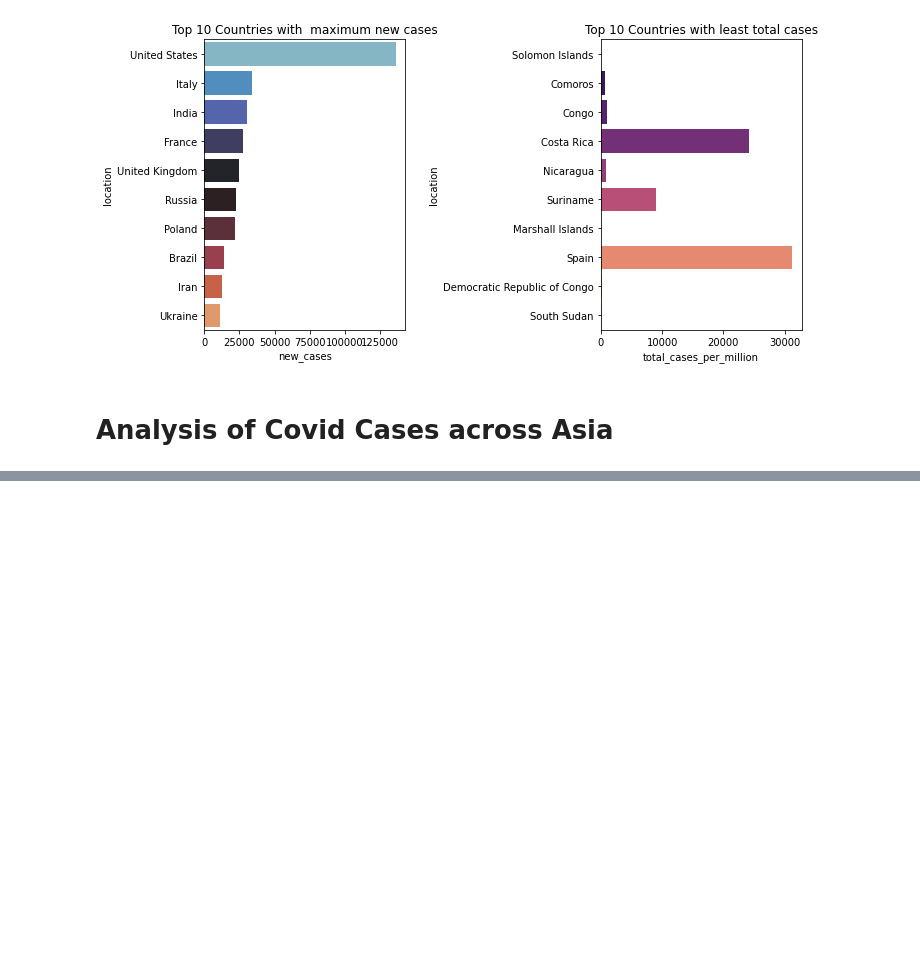
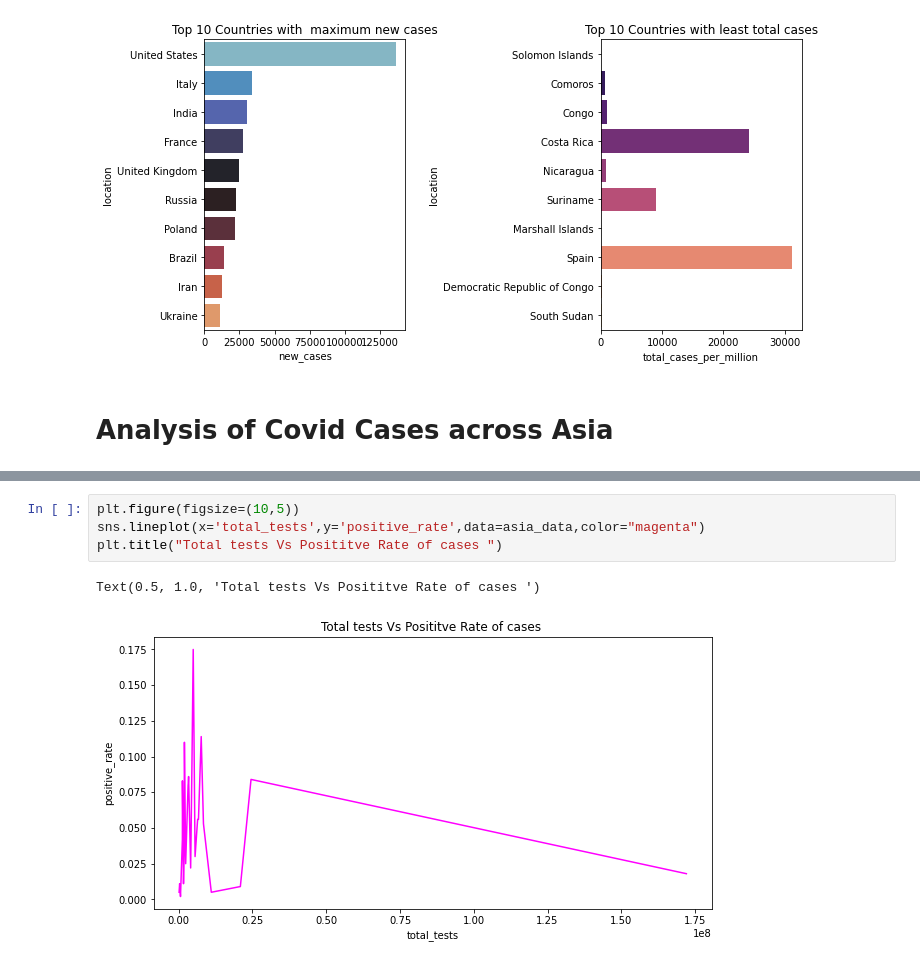
Before and after one commit to anmol1810rs/The_Sparks_Foundation_Internship, a Jupyter notebook: GRIP_TASK8_COVID19_ANALYSIS.ipynb, the cells around one changed output, grey strips where cells are left out. Saved outputs shown, nothing was run; the diff lists cells and outputs as text; blank space fills up the shorter version.

```diff
--- a/GRIP_TASK8_COVID19_ANALYSIS.ipynb
+++ b/GRIP_TASK8_COVID19_ANALYSIS.ipynb
@@ -281,0 +324,7 @@ asia_data.tail()
+# %%
+plt.figure(figsize=(10,5))
+sns.lineplot(x='total_tests',y='positive_rate',data=asia_data,color="magenta")
+plt.title("Total tests Vs Posititve Rate of cases ")
+# %% [output]
+Text(0.5, 1.0, 'Total tests Vs Posititve Rate of cases ')
+[figure, added]
```
Also changed, not shown: parts of 7 cells of this notebook.
